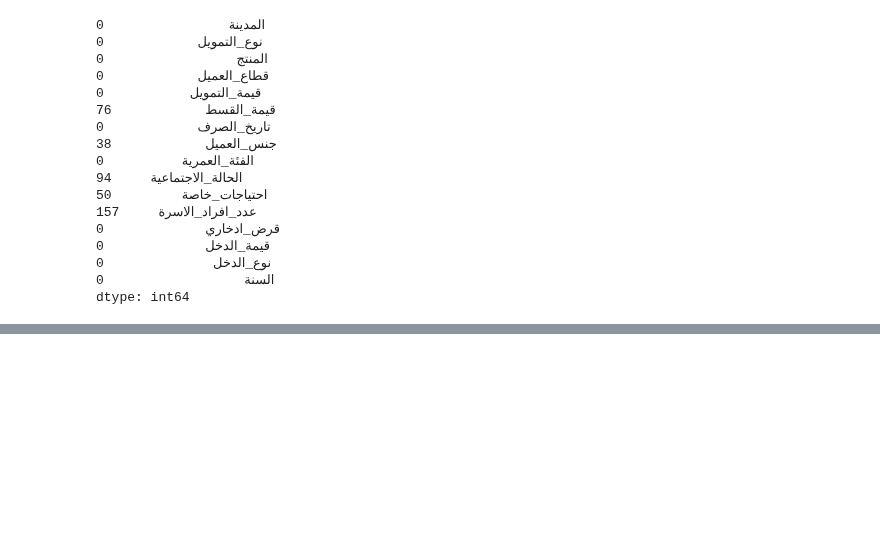
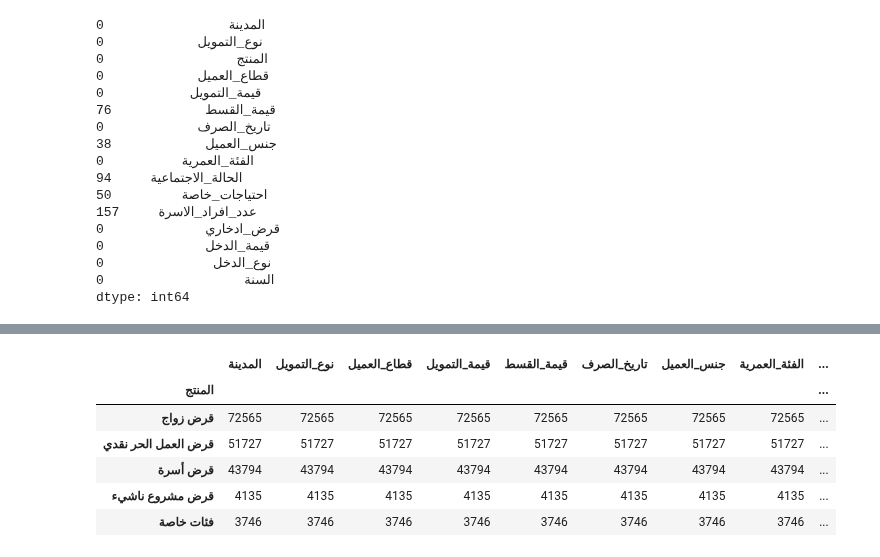
Before and after one commit to aeprogress/gov_banking_eda, a Jupyter notebook: src/sara_eda.ipynb, the cells around one changed output, grey strips where cells are left out. Drawn from its saved outputs; the diff is of its cells as text; code cells hidden in the pictures; blank space fills up the shorter version.

```diff
--- a/src/sara_eda.ipynb
+++ b/src/sara_eda.ipynb
@@ -176,0 +244,10 @@ dtype: int64
+# %%
+data.groupby('المنتج').count().sort_values(by = 'عدد_افراد_الاسرة', ascending = False).head(5)
+# %% [output]
+|  | المدينة | نوع_التمويل | قطاع_العميل | قيمة_التمويل | قيمة_القسط | تاريخ_الصرف | جنس_العميل | الفئة_العمرية | ... |
+| المنتج |  |  |  |  |  |  |  |  | ... |
+| قرض زواج | 72565 | 72565 | 72565 | 72565 | 72565 | 72565 | 72565 | 72565 | ... |
+| قرض العمل الحر نقدي | 51727 | 51727 | 51727 | 51727 | 51727 | 51727 | 51727 | 51727 | ... |
+| قرض أسرة | 43794 | 43794 | 43794 | 43794 | 43794 | 43794 | 43794 | 43794 | ... |
+| قرض مشروع ناشيء | 4135 | 4135 | 4135 | 4135 | 4135 | 4135 | 4135 | 4135 | ... |
+| فئات خاصة | 3746 | 3746 | 3746 | 3746 | 3746 | 3746 | 3746 | 3746 | ... |
```
Also changed, not shown: parts of 22 cells of this notebook.
